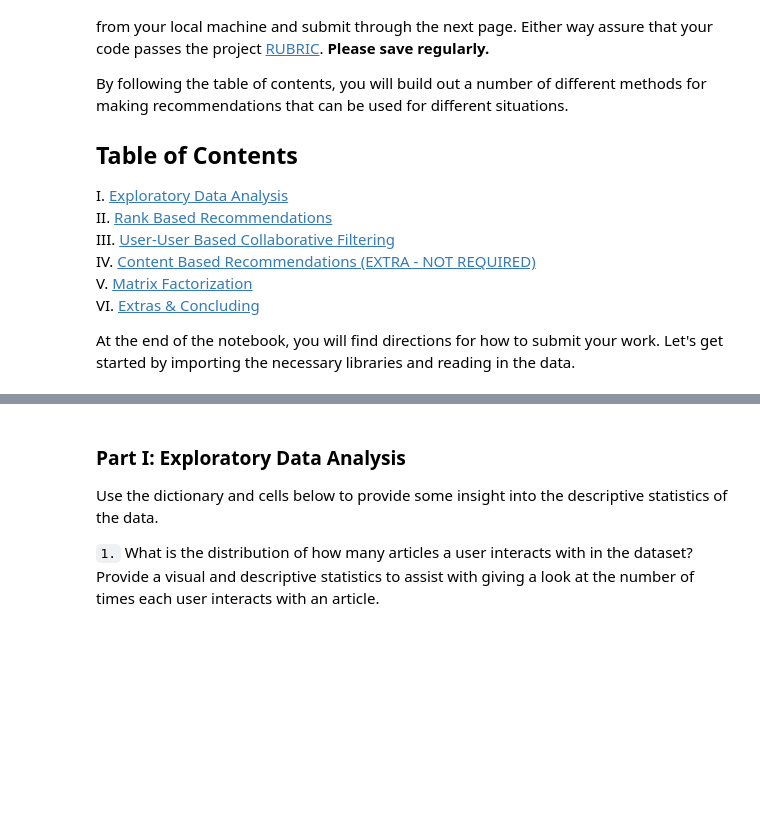
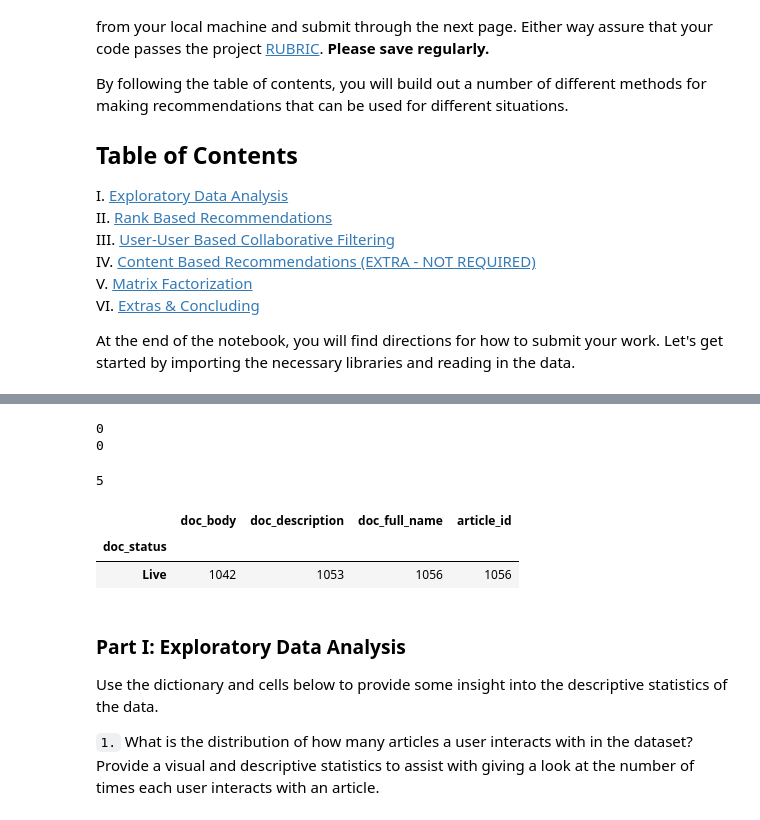
Before and after one commit to gabrieltempass/article-recommendation-engine, a Jupyter notebook: notebook/Recommendations with IMB.ipynb, the cells around one changed output, grey strips where cells are left out. Cells and saved outputs as stored; diff of their text form; code cells hidden in the pictures; blank space fills up the shorter version.

```diff
--- a/notebook/Recommendations with IMB.ipynb
+++ b/notebook/Recommendations with IMB.ipynb
@@ -40,0 +99,6 @@ df_content.head()
+# %%
+print(df_interactions['Unnamed: 0'].duplicated().sum())
+print(df_content['Unnamed: 0'].duplicated().sum())
+# %% [output]
+0
+0
@@ -40,0 +108,4 @@ df_content.head()
+# %%
+print(df_content['article_id'].duplicated().sum())
+# %% [output]
+5
@@ -40,0 +117,6 @@ df_content.head()
+# %%
+df_content.groupby('doc_status').count()
+# %% [output]
+|  | doc_body | doc_description | doc_full_name | article_id |
+| doc_status |  |  |  |  |
+| Live | 1042 | 1053 | 1056 | 1056 |
```
Also changed, not shown: parts of 13 cells of this notebook, 6 other files.
